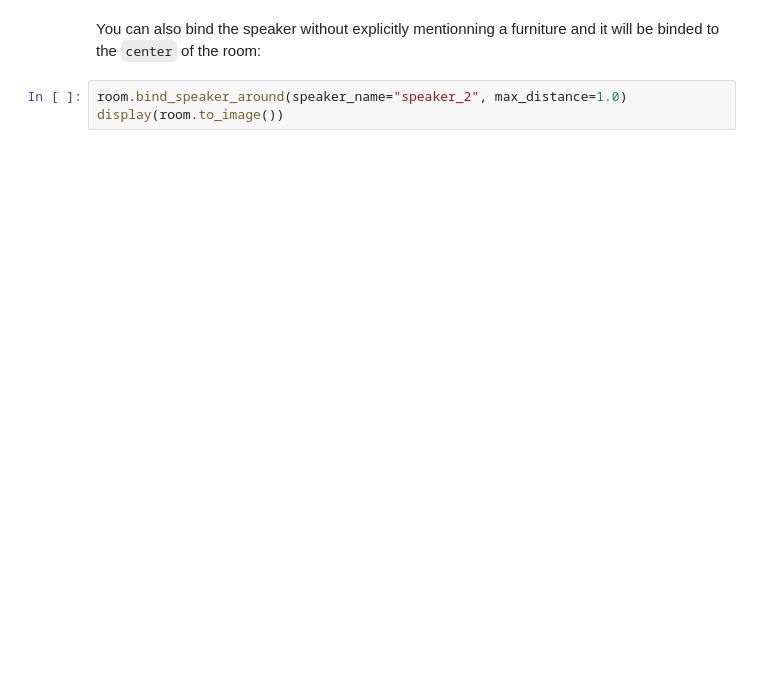
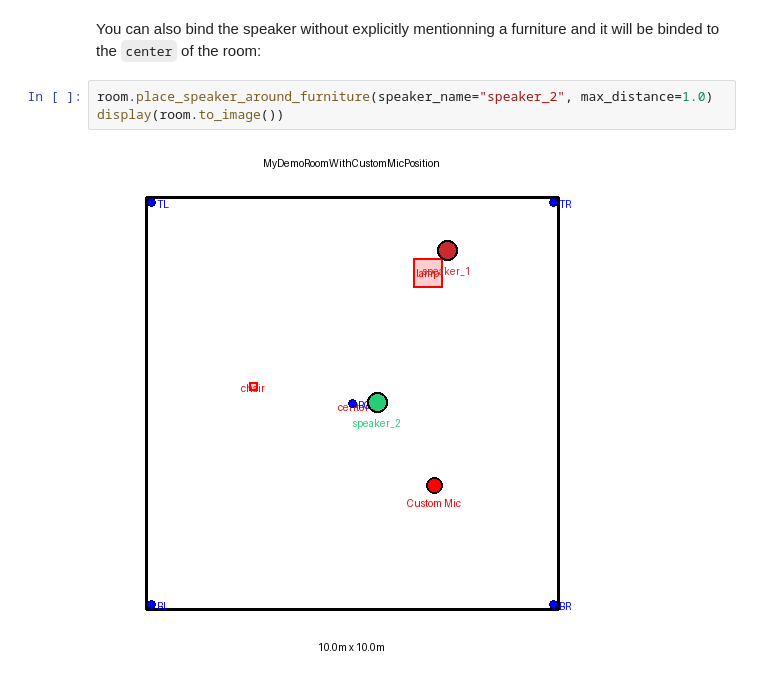
Before and after one commit to idiap/sdialog, a Jupyter notebook: tutorials/8.Rooms.ipynb, the cells around one changed output. Drawn from its saved outputs; the diff is of its cells as text; blank space fills up the shorter version.

```diff
--- a/tutorials/8.Rooms.ipynb
+++ b/tutorials/8.Rooms.ipynb
@@ -265,5 +309,7 @@ display(room.to_image())
 # %% [markdown]
 You can also bind the speaker without explicitly mentionning a furniture and it will be binded to the `center` of the room:
 # %%
-room.bind_speaker_around(speaker_name="speaker_2", max_distance=1.0)
+room.place_speaker_around_furniture(speaker_name="speaker_2", max_distance=1.0)
 display(room.to_image())
+# %% [output]
+[figure, added]
```
Also changed, not shown: parts of 17 cells of this notebook, 3 other files.
